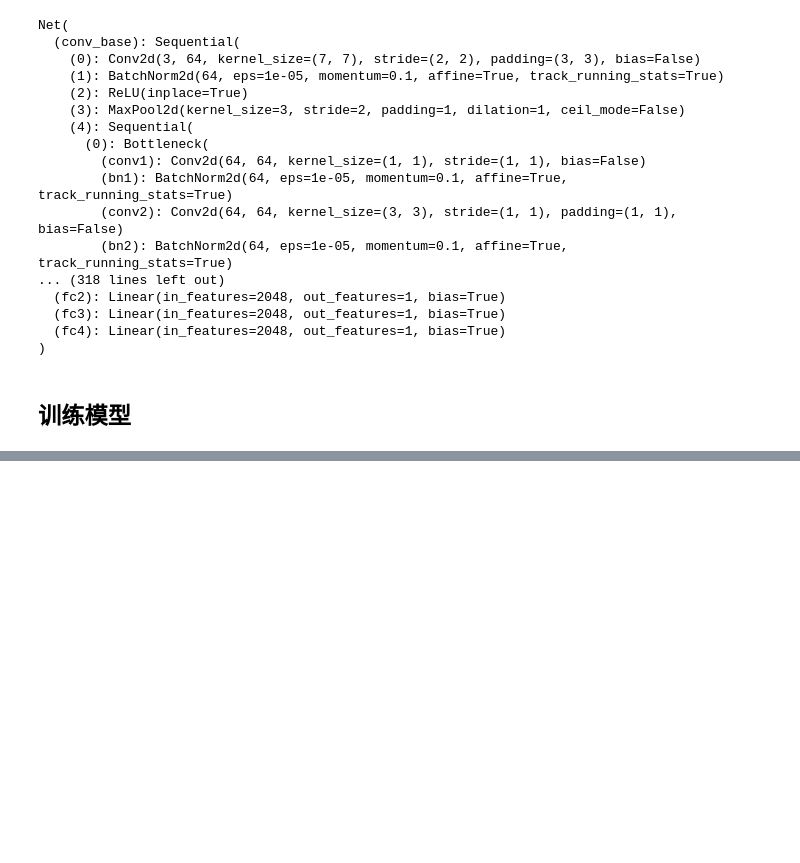
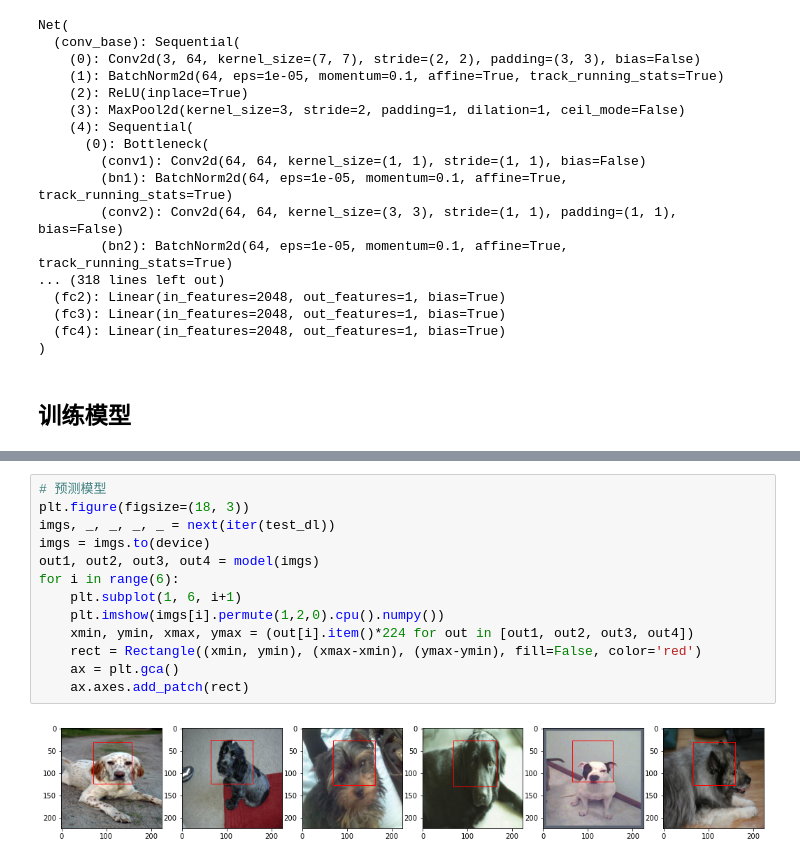
Before and after one commit to ToyHaoran/python01, a Jupyter notebook: pytorch_note/3 图像定位与分割.ipynb, the cells around one changed output, grey strips where cells are left out. Cells and saved outputs as stored; diff of their text form; blank space fills up the shorter version.

```diff
--- a/pytorch_note/3 图像定位与分割.ipynb
+++ b/pytorch_note/3 图像定位与分割.ipynb
@@ -234,0 +243,15 @@ RuntimeError: stack expects each tensor to be equal size, but got [3, 224, 224]
+# %%
+# 预测模型
+plt.figure(figsize=(18, 3))
+imgs, _, _, _, _ = next(iter(test_dl))
+imgs = imgs.to(device)
+out1, out2, out3, out4 = model(imgs)
+for i in range(6):
+    plt.subplot(1, 6, i+1)
+    plt.imshow(imgs[i].permute(1,2,0).cpu().numpy())
+    xmin, ymin, xmax, ymax = (out[i].item()*224 for out in [out1, out2, out3, out4])
+    rect = Rectangle((xmin, ymin), (xmax-xmin), (ymax-ymin), fill=False, color='red')
+    ax = plt.gca()
+    ax.axes.add_patch(rect)
+# %% [output]
+[figure, added]
```
Also changed, not shown: parts of 53 cells of this notebook, 2 other files.
